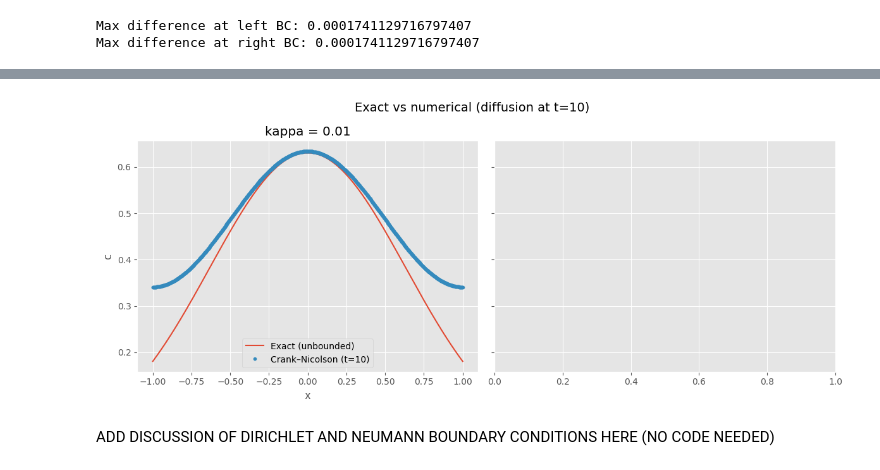
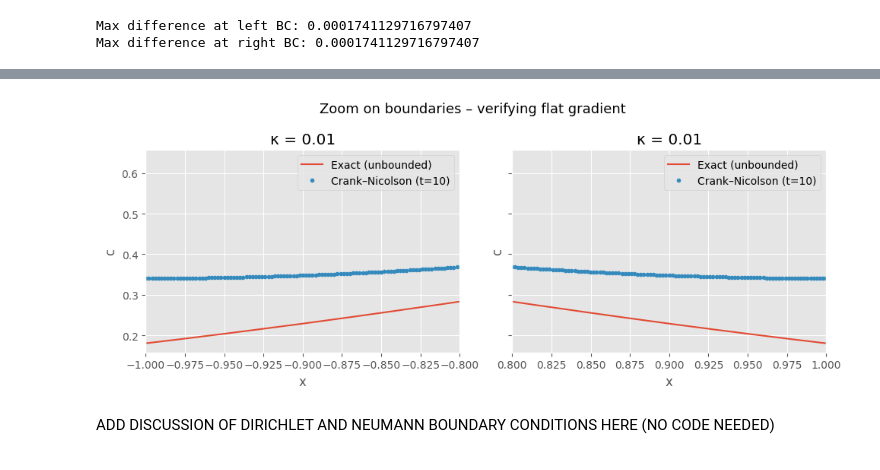
Before and after one commit to JefPhilippe/QCES, a Jupyter notebook: Project1_numerical_methods.ipynb, the cells around one changed output, grey strips where cells are left out. Saved outputs shown, nothing was run; the diff lists cells and outputs as text; code cells hidden in the pictures.

```diff
--- a/Project1_numerical_methods.ipynb
+++ b/Project1_numerical_methods.ipynb
@@ -855,27 +855,34 @@ Crank-Nicolson method took 3.04 seconds
 Max difference at left BC: 0.0001741129716797407
 Max difference at right BC: 0.0001741129716797407
 # %%
-# Add code to plot exact and numerical solutions
-kappas = [0.01]
+# Add code to plot exact and numerical solutions (zoom on edges)
+kappa = 0.01
 t_ic = 10
 
-def exact_solution(x, t, kappa): # define exact solution function
-  return (4 * np.pi * kappa * t)**(-0.5) * np.exp(-x**2 / (4 * kappa * t))
+def exact_solution(x, t, kappa):
+    return (4 * np.pi * kappa * t)**(-0.5) * np.exp(-x**2 / (4 * kappa * t))
 
-fig, axes = plt.subplots(1, 2, figsize=(12, 5), sharey=True)
+fig, axes = plt.subplots(1, 2, figsize=(10, 4), sharey=True)
+c_CN = CN_noforcedBCs(x, t, kappa)
+c_exact = exact_solution(x, t_end + t_ic, kappa)
 
-for kappa, ax in zip(kappas, axes):
-    c_CN = CN_noforcedBCs(x, t, kappa)
-    c_exact = exact_solution(x, t_end + t_ic, kappa) # shift time window, as t_ic was 10 for numerical models
-
+for ax in axes:
     ax.plot(x, c_exact, label="Exact (unbounded)")
     ax.plot(x, c_CN[:, -1], '.', label='Crank–Nicolson (t=10)')
+
     ax.set_xlabel('x')
     ax.set_ylabel('c')
-    ax.set_title(f'kappa = {kappa}')
+    ax.set_title(f'κ = {kappa}')
+
+    # Zoom in on left and right edges
+    if ax is axes[0]:
+        ax.set_xlim(-1.0, -0.8)   # left edge
+    else:
+        ax.set_xlim(0.8, 1.0)     # right edge
+
     ax.legend()
 
-fig.suptitle('Exact vs numerical (diffusion at t=10)', fontsize=14)
+fig.suptitle('Zoom on boundaries – verifying flat gradient', fontsize=13)
 plt.tight_layout()
 plt.show()
 # %% [output]
@@ -883,3 +890,3 @@ Crank-Nicolson method took 3.96 seconds
-[figure, old version]
+[figure, new version]
 # %% [markdown]
 ADD DISCUSSION OF DIRICHLET AND NEUMANN BOUNDARY CONDITIONS HERE (NO CODE NEEDED)
```
Also changed, not shown: parts of 3 cells of this notebook.
